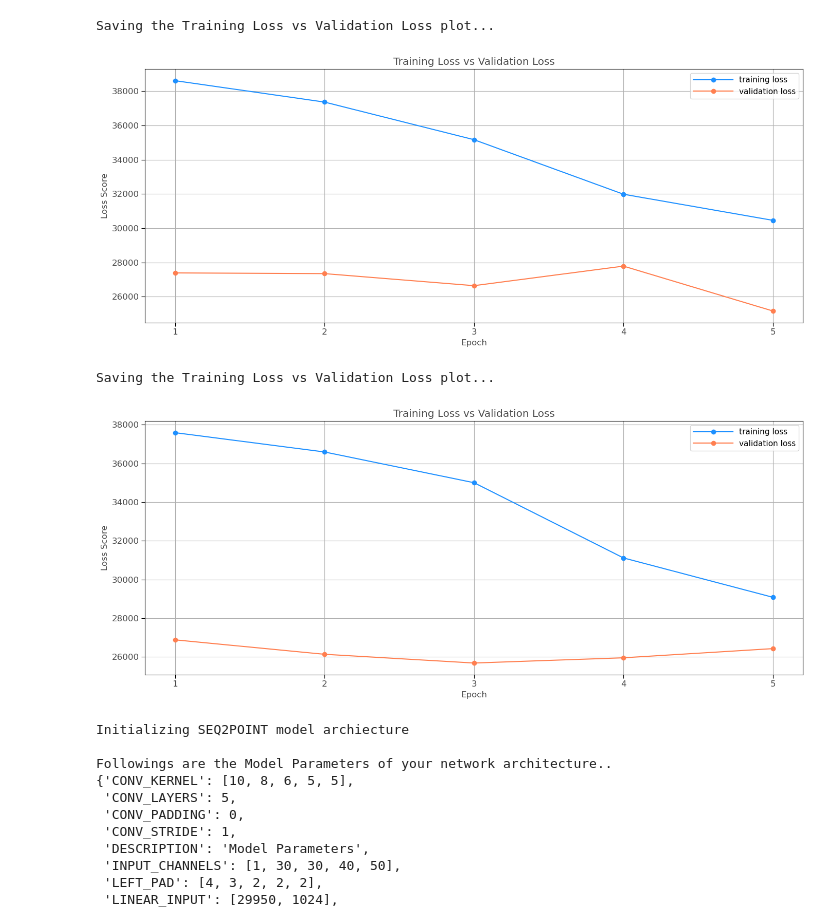
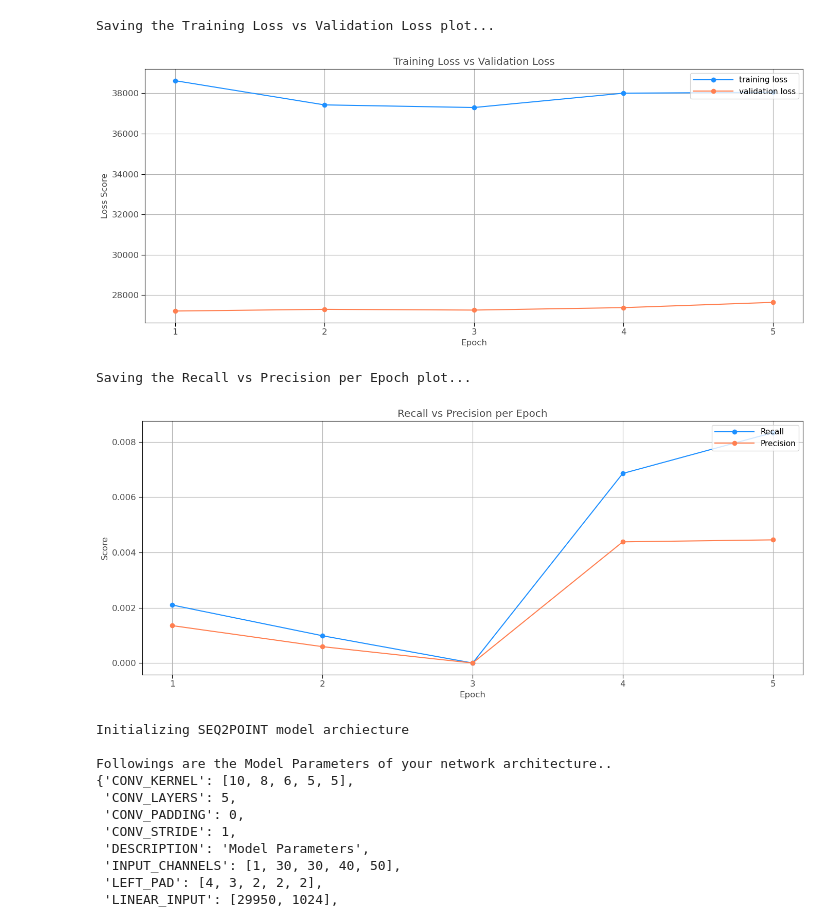
Before and after one commit to mahnoor-shahid/seq2point, a Jupyter notebook: main.ipynb, the cells around one changed output. Cells and saved outputs as stored; diff of their text form; code cells hidden in the pictures.

Commit message:
metrics configured with training

```diff
--- a/main.ipynb
+++ b/main.ipynb
@@ -63,10 +62,13 @@ Epoch : [5/5] | Training Loss : 29082.349028022127, | Validation Loss : 26433.53
 # %%
-plot_traces(traces=results, labels = ['training loss', 'validation loss'], axis_labels=['Epoch', 'Loss Score'] , title="Training Loss vs Validation Loss")
+plot_traces(traces=[results[0], results[1]], labels = ['training loss', 'validation loss'], axis_labels=['Epoch', 'Loss Score'] , title="Training Loss vs Validation Loss")
 # %% [output]
 Saving the Training Loss vs Validation Loss plot...
-[figure, old version]
+[figure, new version]
-Saving the Training Loss vs Validation Loss plot...
-[figure, removed]
+# %%
+plot_traces(traces=[results[2], results[3]], labels = ['Recall', 'Precision'], axis_labels=['Epoch', 'Score'] , title="Recall vs Precision per Epoch")
+# %% [output]
+Saving the Recall vs Precision per Epoch plot...
+[figure, added]
 # %%
 test_network = SEQ2POINT().to(set_GPU())
 # %% [output]
```
Also changed, not shown: parts of 3 cells of this notebook, 3 other files.
